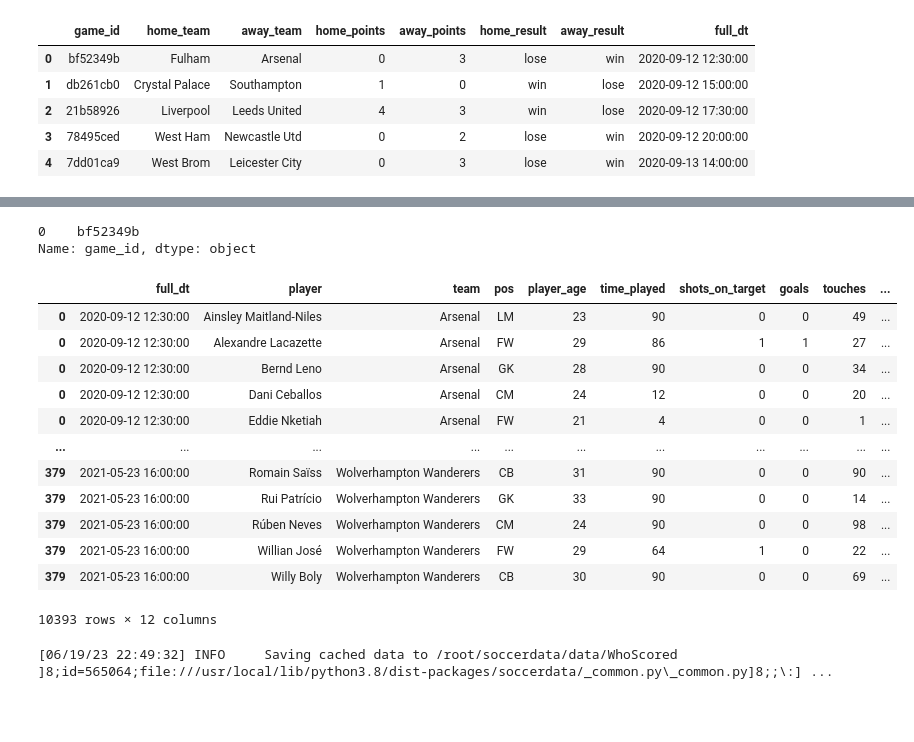
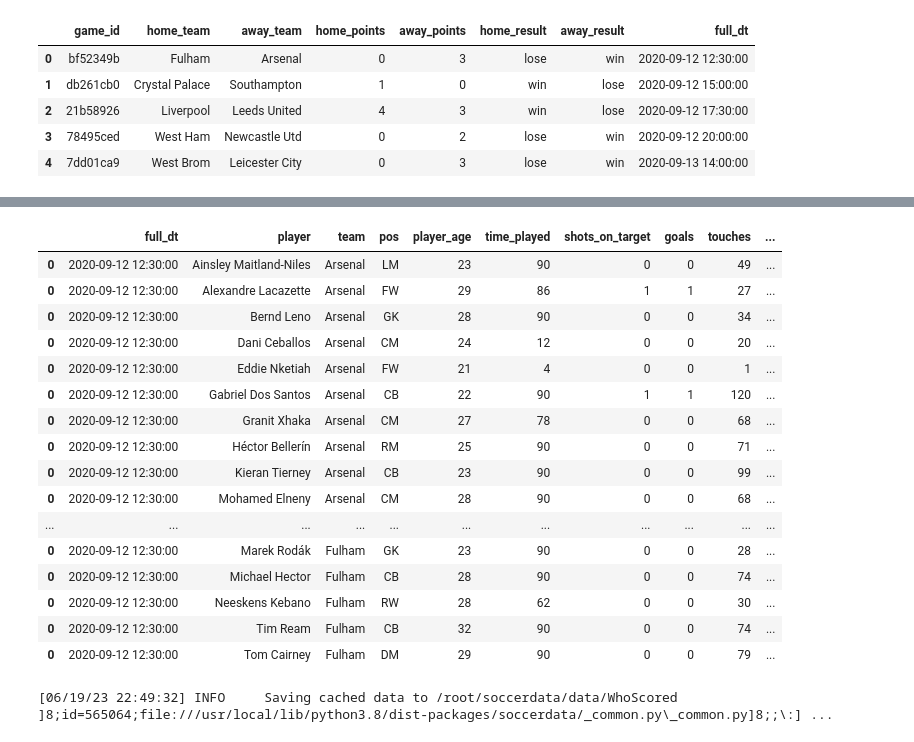
Before and after one commit to augustomaillo/cdaf-performance-influences, a Jupyter notebook: eda.ipynb, the cells around one changed output, grey strips where cells are left out. Cells and saved outputs as stored; diff of their text form; code cells hidden in the pictures; blank space fills up the shorter version.

```diff
--- a/eda.ipynb
+++ b/eda.ipynb
@@ -86,29 +86,31 @@ positions = set(','.join(matches_data.pos).split(','))
 # %%
 import numpy as np
 x = schedule.head(1)
 
-df = pd.merge(left=schedule, right=matches_data, left_on='game_id', right_index=True)
+df = pd.merge(left=x, right=matches_data, left_on='game_id', right_index=True)
 
 X_train = df.copy()
 X_train.loc[:, 'result'] = np.where(X_train.team == X_train.home_team, X_train.home_result, X_train.away_result)
 X_train.drop(columns=['game_id', 'home_team', 'away_team', 'home_points', 'away_points', 'home_result', 'away_result'], inplace=True)
 X_train
 # %% [output]
-0    bf52349b
-Name: game_id, dtype: object
 |  | full_dt | player | team | pos | player_age | time_played | shots_on_target | goals | touches | ... |
 | 0 | 2020-09-12 12:30:00 | Ainsley Maitland-Niles | Arsenal | LM | 23 | 90 | 0 | 0 | 49 | ... |
 | 0 | 2020-09-12 12:30:00 | Alexandre Lacazette | Arsenal | FW | 29 | 86 | 1 | 1 | 27 | ... |
 | 0 | 2020-09-12 12:30:00 | Bernd Leno | Arsenal | GK | 28 | 90 | 0 | 0 | 34 | ... |
 | 0 | 2020-09-12 12:30:00 | Dani Ceballos | Arsenal | CM | 24 | 12 | 0 | 0 | 20 | ... |
 | 0 | 2020-09-12 12:30:00 | Eddie Nketiah | Arsenal | FW | 21 | 4 | 0 | 0 | 1 | ... |
+| 0 | 2020-09-12 12:30:00 | Gabriel Dos Santos | Arsenal | CB | 22 | 90 | 1 | 1 | 120 | ... |
+| 0 | 2020-09-12 12:30:00 | Granit Xhaka | Arsenal | CM | 27 | 78 | 0 | 0 | 68 | ... |
+| 0 | 2020-09-12 12:30:00 | Héctor Bellerín | Arsenal | RM | 25 | 90 | 0 | 0 | 71 | ... |
+| 0 | 2020-09-12 12:30:00 | Kieran Tierney | Arsenal | CB | 23 | 90 | 0 | 0 | 99 | ... |
+| 0 | 2020-09-12 12:30:00 | Mohamed Elneny | Arsenal | CM | 28 | 90 | 0 | 0 | 68 | ... |
 | ... | ... | ... | ... | ... | ... | ... | ... | ... | ... | ... |
-| 379 | 2021-05-23 16:00:00 | Romain Saïss | Wolverhampton Wanderers | CB | 31 | 90 | 0 | 0 | 90 | ... |
-| 379 | 2021-05-23 16:00:00 | Rui Patrício | Wolverhampton Wanderers | GK | 33 | 90 | 0 | 0 | 14 | ... |
-| 379 | 2021-05-23 16:00:00 | Rúben Neves | Wolverhampton Wanderers | CM | 24 | 90 | 0 | 0 | 98 | ... |
-| 379 | 2021-05-23 16:00:00 | Willian José | Wolverhampton Wanderers | FW | 29 | 64 | 1 | 0 | 22 | ... |
-| 379 | 2021-05-23 16:00:00 | Willy Boly | Wolverhampton Wanderers | CB | 30 | 90 | 0 | 0 | 69 | ... |
+| 0 | 2020-09-12 12:30:00 | Marek Rodák | Fulham | GK | 23 | 90 | 0 | 0 | 28 | ... |
+| 0 | 2020-09-12 12:30:00 | Michael Hector | Fulham | CB | 28 | 90 | 0 | 0 | 74 | ... |
+| 0 | 2020-09-12 12:30:00 | Neeskens Kebano | Fulham | RW | 28 | 62 | 0 | 0 | 30 | ... |
+| 0 | 2020-09-12 12:30:00 | Tim Ream | Fulham | CB | 32 | 90 | 0 | 0 | 74 | ... |
+| 0 | 2020-09-12 12:30:00 | Tom Cairney | Fulham | DM | 29 | 90 | 0 | 0 | 79 | ... |
-10393 rows × 12 columns
 # %%
 ws = sd.WhoScored('ENG-Premier League', seasons=2021, no_cache=False)
 # %% [output]
```
Also changed, not shown: parts of 9 cells of this notebook.
